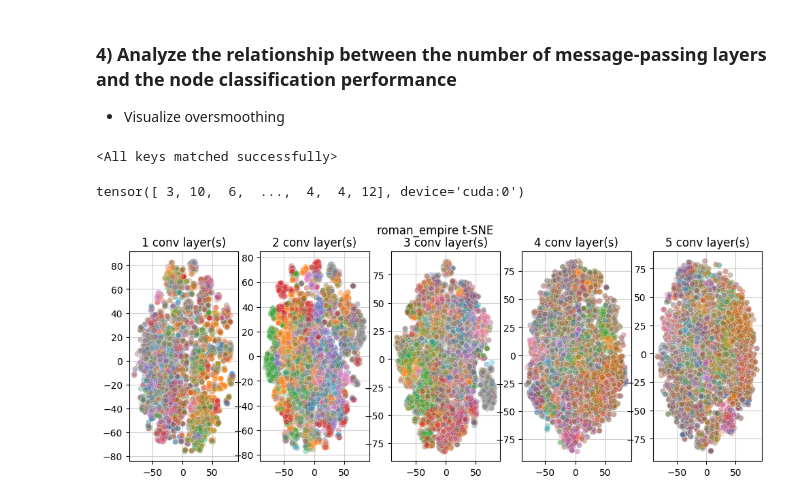
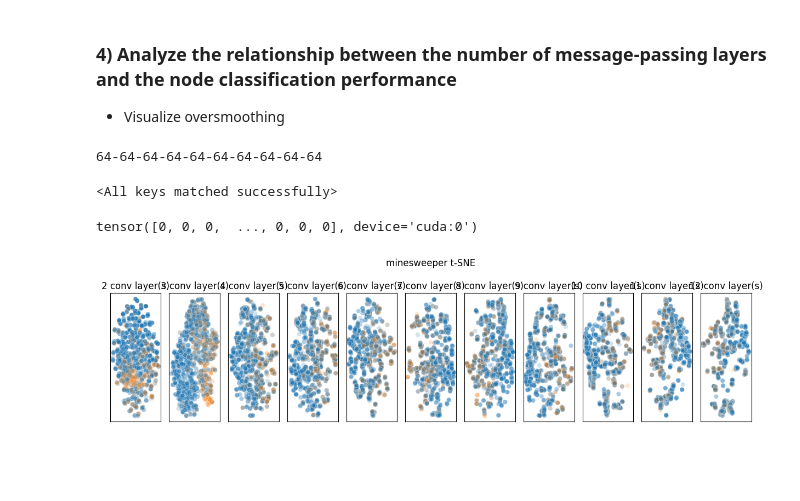
Before and after one commit to ericzander/cs510-project, a Jupyter notebook: notebooks/oversmoothing.ipynb, the cells around one changed output. Cells and saved outputs as stored; diff of their text form; code cells hidden in the pictures; blank space fills up the shorter version.

```diff
--- a/notebooks/oversmoothing.ipynb
+++ b/notebooks/oversmoothing.ipynb
@@ -128,6 +132,18 @@ dataset_names = list(results.dataset.unique())
 metric_list = ["accuracy", "accuracy", "roc_auc", "roc_auc", "roc_auc"]
 palette = sns.color_palette("tab10", len(dataset_names))
 
+fig, axes = plt.subplots(2, 5, figsize=(12, 5), sharex=True)#, sharey=True)
+
+i = 0
+
 for data_name, metric, color in zip(dataset_names, metric_list, palette):
-    plot_results(results, data_name, metric, color)
+    is_middle = True if i == 2 else False
+
+    plot_results(results, data_name, metric, color, axes[:, i], is_middle)
+    i += 1
+
+plt.suptitle("GAT            GCN", x=0, y=0.5, rotation=90)
+
+plt.tight_layout()
+plt.show()
 # %% [output]
@@ -149,4 +154,10 @@ class Analyzer:
 # %%
+dataset = minesweeper.to(device)
+
+conv_channels_list = [64] * 10
+mlp_channels_list = [128, 128]
+num_heads = 4
+
 # Load model from file
 model = GAT(
     in_channels=dataset.num_node_features,
@@ -156,9 +167,15 @@ model = GAT(
     heads=num_heads,
 ).to(device)
 
+
+channel_str = '-'.join([str(x) for x in conv_channels_list])
+print(channel_str)
+
+weights_path = f"./models/weights/GAT_minesweeper_{channel_str}.pth"
 model.load_state_dict(torch.load(weights_path, weights_only=True))
 # %% [output]
-<All keys matched successfully>
+64-64-64-64-64-64-64-64-64-64
+<All keys matched successfully>
 # %%
 loader = DataLoader(dataset, batch_size=1) #shuffle=True)
 
@@ -169,7 +186,7 @@ with torch.no_grad():
 predictions = logits.argmax(dim=1)
 predictions
 # %% [output]
-tensor([ 3, 10,  6,  ...,  4,  4, 12], device='cuda:0')
+tensor([0, 0, 0,  ..., 0, 0, 0], device='cuda:0')
 # %%
 tsne = TSNE(n_components=2, random_state=42, perplexity=30, learning_rate=200, max_iter=1000)
 
@@ -180,31 +197,34 @@ for i, emb in enumerate(embeddings):
 # %%
 def plot_tsne(emb_2d, legend=True):
     n_emb = len(emb_2d)
 
     labels = dataset.y.cpu()
 
-    fig, axes = plt.subplots(1, n_emb, figsize=(12, 4))
+    fig, axes = plt.subplots(2, n_emb // 2, figsize=(12, 3.2))
 
     for i, ax in enumerate(axes):
 
-        end = 10000
+        end = 2000
         data = emb_2d[i][:end]
 
         x = data[:, 0]
         y = data[:, 1]
 
         sns.scatterplot(x=data[:, 0], y=data[:, 1], hue=labels[:end], ax=ax, alpha=0.2, palette="tab10")
 
-        ax.set_title(f"{i + 1} conv layer(s)")
+        ax.set_title(f"{i + 2} conv layer(s)")
         if not legend:
             ax.get_legend().remove()
         ax.set_axisbelow(True)
-        ax.grid(alpha=0.6)
+        ax.grid(alpha=0.8)
+        ax.set_xticks([])
+        ax.set_yticks([])
 
     plt.suptitle(f"{dataset.name} t-SNE")
 
+    plt.tight_layout()
     plt.show()
 
 plot_tsne(emb_2d, legend=False)
 # %% [output]
-[figure, old version]
+[figure, new version]
```
Also changed, not shown: parts of 6 cells of this notebook, 4 other files.
